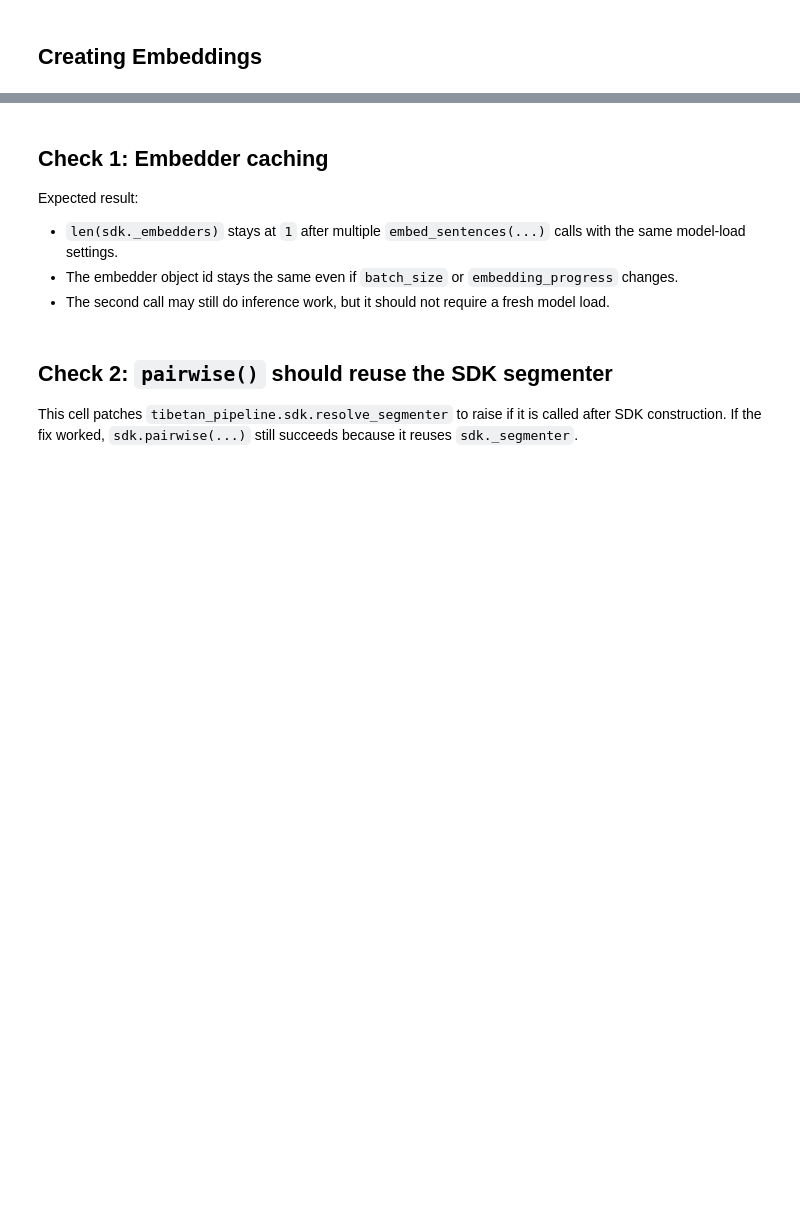
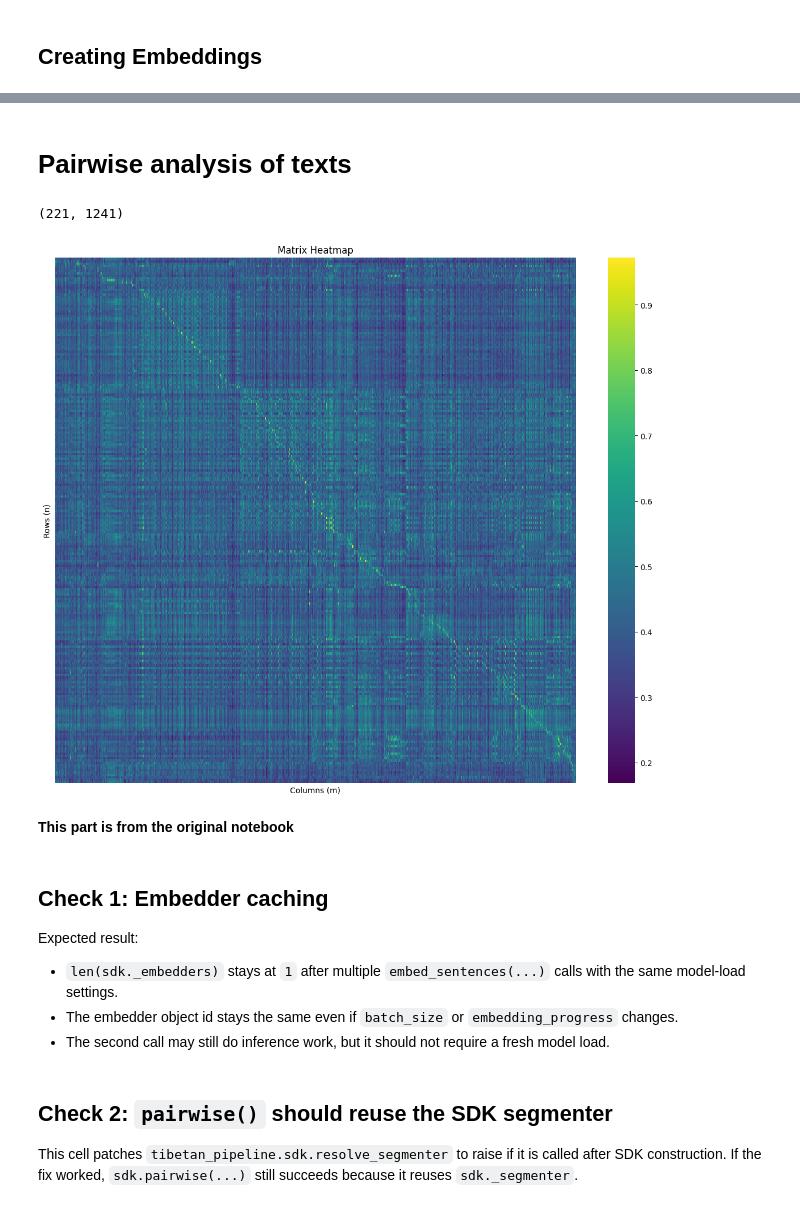
Before and after one commit to thomjur/tibetan-intertext-lab, a Jupyter notebook: study/Exploratory_Study.ipynb, the cells around one changed output, grey strips where cells are left out. Cells and saved outputs as stored; diff of their text form; code cells hidden in the pictures; blank space fills up the shorter version.

Commit message:
4b embeddings created; pairwise analysis

```diff
--- a/study/Exploratory_Study.ipynb
+++ b/study/Exploratory_Study.ipynb
@@ -136,0 +155,9 @@ RuntimeError: Failed to load buddhist-nlp/gemma-2-mitra-e with transformers back
+# %%
+# Storing
+filename = "data_4B_emb.pkl"
+with open(f"data/{filename}", "wb") as f:
+    pickle.dump(text_list, f, protocol=pickle.HIGHEST_PROTOCOL)
+# %%
+# Loading
+with open(f"data/{filename}", "rb") as f:
+    loaded_data = pickle.load(f)
@@ -136,0 +176,13 @@ RuntimeError: Failed to load buddhist-nlp/gemma-2-mitra-e with transformers back
+# %% [markdown]
+# Pairwise analysis of texts
+# %%
+pairwise_results = sdk.pairwise_from_embedding_views(
+    loaded_data[0].embeddings,
+    loaded_data[1].embeddings,
+    top_k=20,
+)
+# %%
+# Similarity Matrix
+pairwise_results.similarity_matrix.shape
+# %% [output]
+(221, 1241)
@@ -136,0 +237,4 @@ RuntimeError: Failed to load buddhist-nlp/gemma-2-mitra-e with transformers back
+# %%
+render_cosine_heatmap(pairwise_results.similarity_matrix)
+# %% [output]
+[figure, added]
@@ -137,3 +245,5 @@ RuntimeError: Failed to load buddhist-nlp/gemma-2-mitra-e with transformers back
+# %% [markdown]
+**This part is from the original notebook**
 # %%
 text_a = "བོད་ཀྱི་རི་ཁྲོད་ན་རླུང་གི་སྒྲ་དང་ཆུ་ཡི་སྒྲ་གཉིས་མཉམ་དུ་ཐོས་པ་ཡོད། ཉི་མ་ཤར་བའི་དུས་སུ་རི་རྩེ་དང་གངས་རི་དག་ལ་གསལ་པོར་འོད་འཕྲོ་བ་མཐོང་ཐུབ། མི་ཚོས་ས་ཆ་དེར་ཞི་བའི་སེམས་དང་དགའ་བ་ཆེན་པོ་མྱོང་གི་ཡོད། རང་བཞིན་གྱི་མཛེས་སྡུག་དེས་མི་ཚོའི་སེམས་ལ་བདེ་བ་སྐྱེད་པ་ཡིན།"
 text_b = "སློབ་གྲྭའི་ནང་དུ་སློབ་མ་ཚོས་ཉིན་རེར་ཤེས་ཡོན་གསར་པ་མང་པོ་སློབ་ཀྱི་ཡོད། དགེ་རྒན་ཚོས་སློབ་མ་རྣམས་ལ་དྲི་བ་འདྲི་བ་དང་གསལ་བཤད་བྱས་ཏེ་རིག་པ་འཕེལ་བར་བྱེད། སློབ་མ་ཚོས་མཉམ་དུ་ལས་ཀ་བྱས་པ་དང་གྲོས་བསྡུར་བྱས་པས་སློབ་སྦྱོང་ལ་དགའ་བ་སྐྱེས། དེ་ལས་སློབ་མ་ཚོའི་མི་ཚེའི་མདུན་ལམ་ཡང་དེ་བས་གསལ་བོ་འགྱོ་བ་ཡིན།"
```
Also changed, not shown: parts of 15 cells of this notebook, 3 other files.
